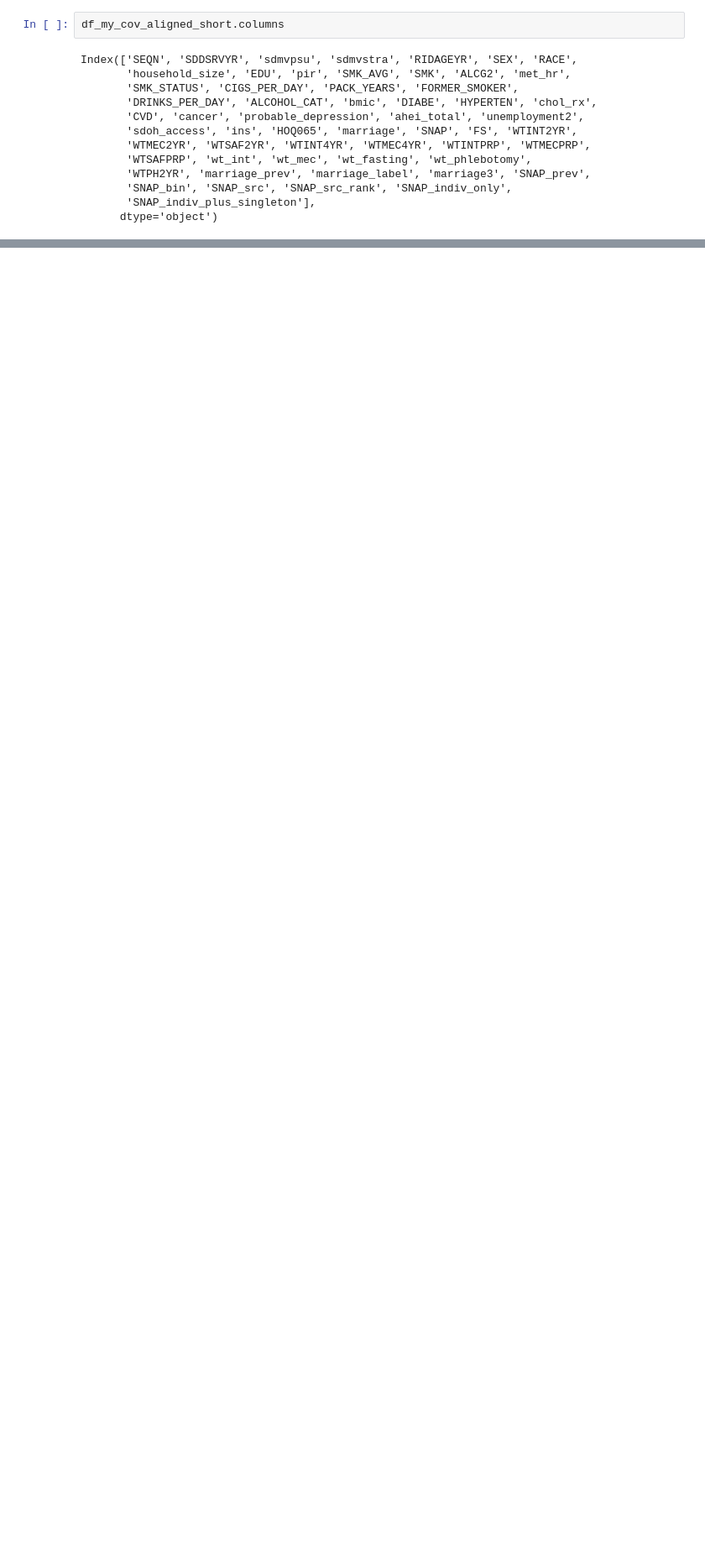
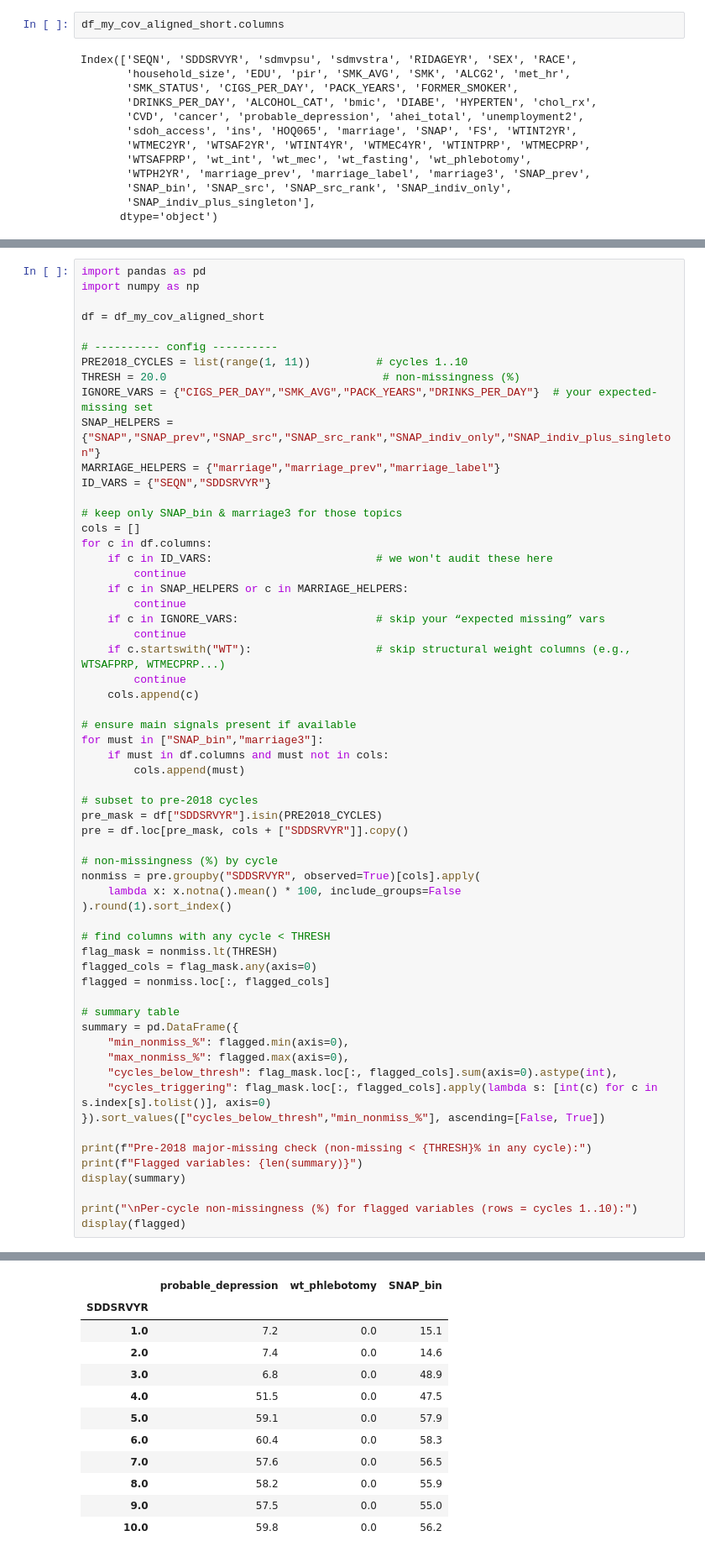
Before and after one commit to amydsy/sdoh-mediation-analysis, a Jupyter notebook: 08_fetch_missing_cov.ipynb, the cells around one changed output, grey strips where cells are left out. Shown at 84% size. Cells and saved outputs as stored; diff of their text form; blank space fills up the shorter version.

Commit message:
checked seem pre18 not missing now, next mark weight for diff cycle and purpose

```diff
--- a/08_fetch_missing_cov.ipynb
+++ b/08_fetch_missing_cov.ipynb
@@ -345,0 +396,61 @@ Missingness table (top 20 vars) — rows are cycles, columns are variables:
+# %%
+import pandas as pd
+import numpy as np
+
+df = df_my_cov_aligned_short
+
+# ---------- config ----------
+PRE2018_CYCLES = list(range(1, 11))          # cycles 1..10
+THRESH = 20.0                                 # non-missingness (%)
+IGNORE_VARS = {"CIGS_PER_DAY","SMK_AVG","PACK_YEARS","DRINKS_PER_DAY"}  # your expected-missing set
+SNAP_HELPERS = {"SNAP","SNAP_prev","SNAP_src","SNAP_src_rank","SNAP_indiv_only","SNAP_indiv_plus_singleton"}
+MARRIAGE_HELPERS = {"marriage","marriage_prev","marriage_label"}
+ID_VARS = {"SEQN","SDDSRVYR"}
+
+# keep only SNAP_bin & marriage3 for those topics
+cols = []
+for c in df.columns:
+    if c in ID_VARS:                         # we won't audit these here
+        continue
+    if c in SNAP_HELPERS or c in MARRIAGE_HELPERS:
+        continue
+    if c in IGNORE_VARS:                     # skip your “expected missing” vars
+        continue
+    if c.startswith("WT"):                   # skip structural weight columns (e.g., WTSAFPRP, WTMECPRP...)
+        continue
+    cols.append(c)
+
+# ensure main signals present if available
+for must in ["SNAP_bin","marriage3"]:
+    if must in df.columns and must not in cols:
+        cols.append(must)
+
+# subset to pre-2018 cycles
+pre_mask = df["SDDSRVYR"].isin(PRE2018_CYCLES)
+pre = df.loc[pre_mask, cols + ["SDDSRVYR"]].copy()
+
+# non-missingness (%) by cycle
+nonmiss = pre.groupby("SDDSRVYR", observed=True)[cols].apply(
+    lambda x: x.notna().mean() * 100, include_groups=False
+).round(1).sort_index()
+
+# find columns with any cycle < THRESH
+flag_mask = nonmiss.lt(THRESH)
+flagged_cols = flag_mask.any(axis=0)
+flagged = nonmiss.loc[:, flagged_cols]
+
+# summary table
+summary = pd.DataFrame({
+    "min_nonmiss_%": flagged.min(axis=0),
+    "max_nonmiss_%": flagged.max(axis=0),
+    "cycles_below_thresh": flag_mask.loc[:, flagged_cols].sum(axis=0).astype(int),
+    "cycles_triggering": flag_mask.loc[:, flagged_cols].apply(lambda s: [int(c) for c in s.index[s].tolist()], axis=0)
+}).sort_values(["cycles_below_thresh","min_nonmiss_%"], ascending=[False, True])
+
+print(f"Pre-2018 major-missing check (non-missing < {THRESH}% in any cycle):")
+print(f"Flagged variables: {len(summary)}")
+display(summary)
+
+print("\nPer-cycle non-missingness (%) for flagged variables (rows = cycles 1..10):")
+display(flagged)
+# %% [output]
@@ -345,0 +464,12 @@ Missingness table (top 20 vars) — rows are cycles, columns are variables:
+|  | probable_depression | wt_phlebotomy | SNAP_bin |
+| SDDSRVYR |  |  |  |
+| 1.0 | 7.2 | 0.0 | 15.1 |
+| 2.0 | 7.4 | 0.0 | 14.6 |
+| 3.0 | 6.8 | 0.0 | 48.9 |
+| 4.0 | 51.5 | 0.0 | 47.5 |
+| 5.0 | 59.1 | 0.0 | 57.9 |
+| 6.0 | 60.4 | 0.0 | 58.3 |
+| 7.0 | 57.6 | 0.0 | 56.5 |
+| 8.0 | 58.2 | 0.0 | 55.9 |
+| 9.0 | 57.5 | 0.0 | 55.0 |
+| 10.0 | 59.8 | 0.0 | 56.2 |
```
Also changed, not shown: parts of 8 cells of this notebook.
